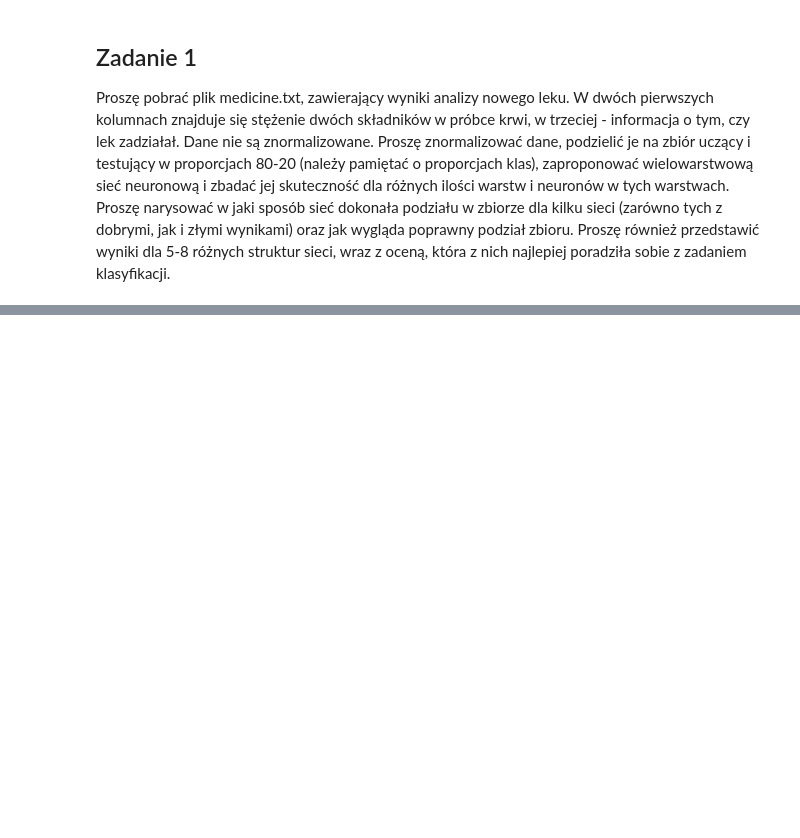
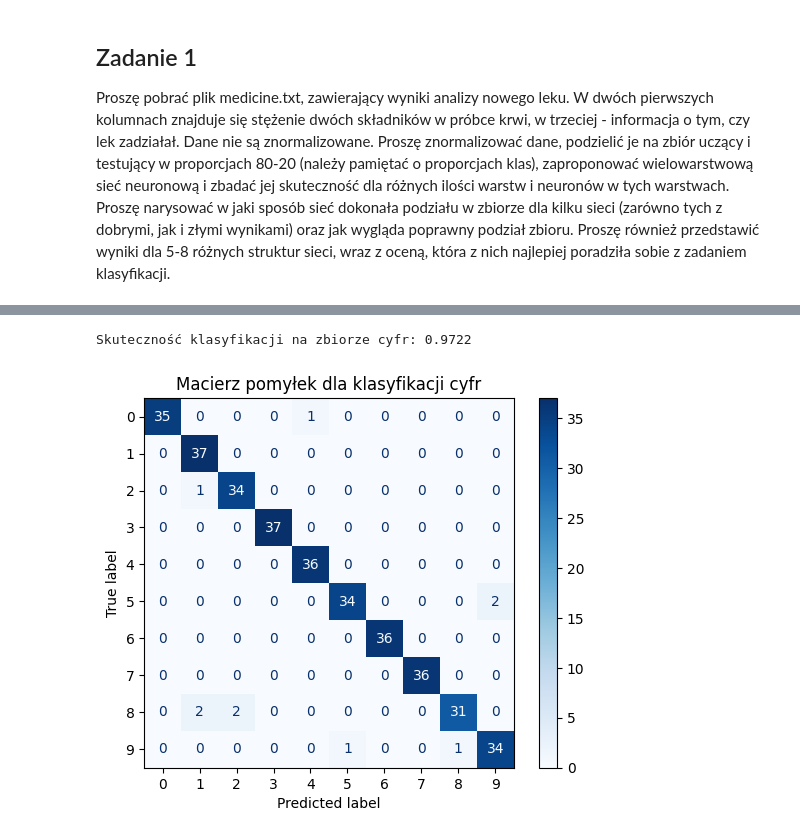
Before and after one commit to ZEN1X/MIO, a Jupyter notebook: lab02/lab02.ipynb, the cells around one changed output, grey strips where cells are left out. Saved outputs shown, nothing was run; the diff lists cells and outputs as text; code cells hidden in the pictures; blank space fills up the shorter version.

```diff
--- a/lab02/lab02.ipynb
+++ b/lab02/lab02.ipynb
@@ -168,0 +186,26 @@ Worst network: (5,), with accuracy: 0.8444
+# %%
+from sklearn.datasets import load_digits
+
+digits = load_digits()
+X, y = digits.data, digits.target
+
+scaler = StandardScaler()
+X_scaled = scaler.fit_transform(X)
+
+X_train, X_test, y_train, y_test = train_test_split(X_scaled, y, train_size=0.8, stratify=y)
+
+mlp = MLPClassifier(hidden_layer_sizes=(100,), max_iter=500)
+mlp.fit(X_train, y_train)
+
+y_pred = mlp.predict(X_test)
+accuracy = accuracy_score(y_test, y_pred)
+print(f"Skuteczność klasyfikacji na zbiorze cyfr: {accuracy:.4}")
+
+cm = confusion_matrix(y_test, y_pred)
+disp = ConfusionMatrixDisplay(confusion_matrix=cm, display_labels=digits.target_names)
+disp.plot(cmap='Blues')
+plt.title("Macierz pomyłek dla klasyfikacji cyfr")
+plt.show()
+# %% [output]
+Skuteczność klasyfikacji na zbiorze cyfr: 0.9722
+[figure, added]
```
Also changed, not shown: parts of 10 cells of this notebook.
